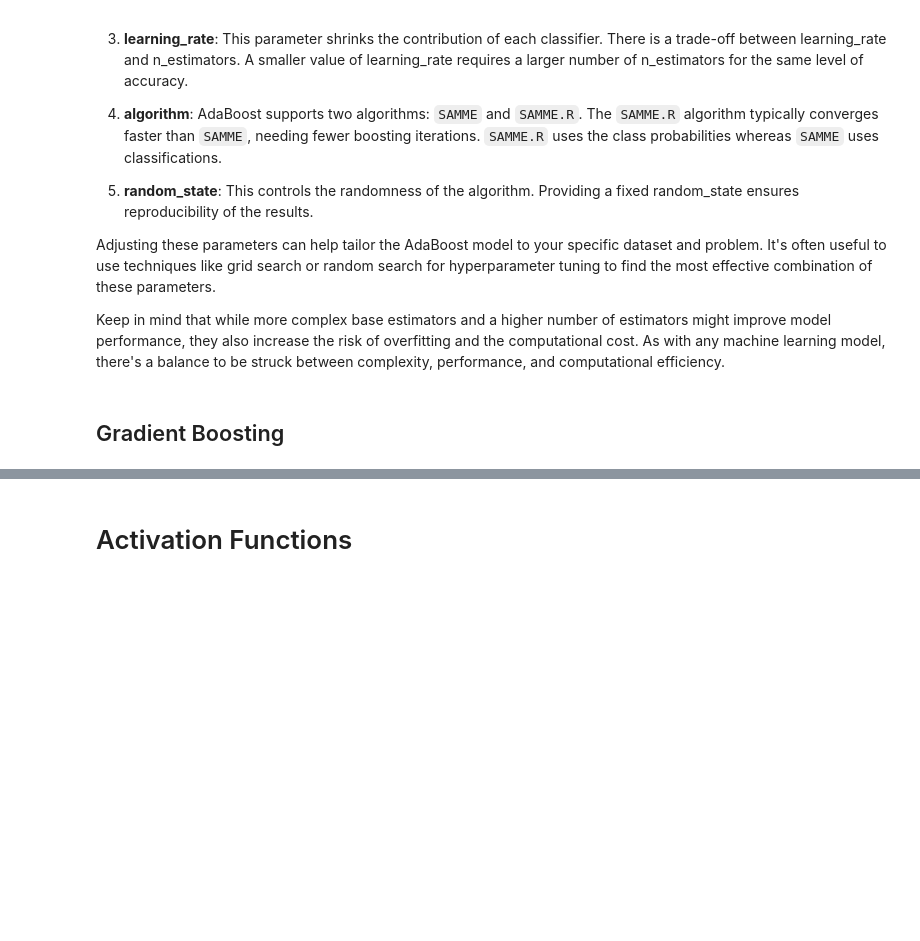
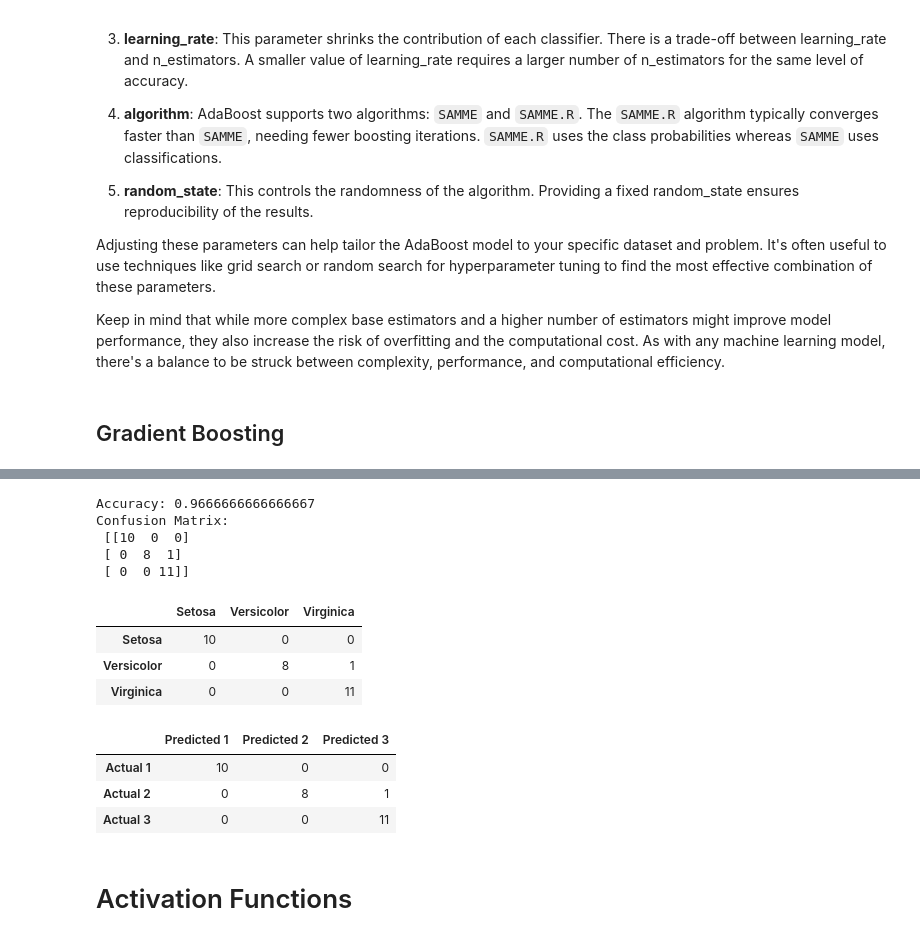
Before and after one commit to raymcg/ZZSC5846, a Jupyter notebook: Snippets/ML Snippets.ipynb, the cells around one changed output, grey strips where cells are left out. Drawn from its saved outputs; the diff is of its cells as text; code cells hidden in the pictures; blank space fills up the shorter version.

```diff
--- a/Snippets/ML Snippets.ipynb
+++ b/Snippets/ML Snippets.ipynb
@@ -753,3 +1187,60 @@ gbrt.predict y value :  [0.75026781]
+# %%
+from sklearn.datasets import load_iris
+from sklearn.ensemble import GradientBoostingClassifier
+from sklearn.model_selection import train_test_split
+from sklearn.metrics import accuracy_score, confusion_matrix
+
+# Load the Iris dataset
+data = load_iris()
+X, y = data.data, data.target
+
+# Split the dataset into training and testing sets
+X_train, X_test, y_train, y_test = train_test_split(X, y, test_size=0.2, random_state=42)
+
+# Initialize the GradientBoostingClassifier model
+gbc = GradientBoostingClassifier(n_estimators=100, learning_rate=1.0, max_depth=1, random_state=42)
+
+# Fit the model on the training data
+gbc.fit(X_train, y_train)
+
+# Make predictions on the test data
+y_pred = gbc.predict(X_test)
+
+# Calculate and print performance metrics
+accuracy = accuracy_score(y_test, y_pred)
+conf_matrix = confusion_matrix(y_test, y_pred)
+
+print("Accuracy:", accuracy)
+print("Confusion Matrix:\n", conf_matrix)
+
+# load the confusion matrix into a dataframe for better visualization
+import pandas as pd
+confusion_matrix_df = pd.DataFrame(conf_matrix,
+                                   index = ['Setosa','Versicolor','Virginica'],
+                                   columns = ['Setosa','Versicolor','Virginica'])
+display(confusion_matrix_df)
+
+# Create a DataFrame from the confusion matrix
+conf_matrix_df = pd.DataFrame(conf_matrix, index=data.target_names, columns=data.target_names)
+cm_df = pd.DataFrame(conf_matrix, columns=['Predicted 1', 'Predicted 2', 'Predicted 3'])
+cm_df.index = ['Actual 1', 'Actual 2', 'Actual 3']
+
+# Display the DataFrame
+display(cm_df)
+# %% [output]
+Accuracy: 0.9666666666666667
+Confusion Matrix:
+ [[10  0  0]
+ [ 0  8  1]
+ [ 0  0 11]]
+|  | Setosa | Versicolor | Virginica |
+| Setosa | 10 | 0 | 0 |
+| Versicolor | 0 | 8 | 1 |
+| Virginica | 0 | 0 | 11 |
+|  | Predicted 1 | Predicted 2 | Predicted 3 |
+| Actual 1 | 10 | 0 | 0 |
+| Actual 2 | 0 | 8 | 1 |
+| Actual 3 | 0 | 0 | 11 |
 # %% [markdown]
 # Activation Functions
 # %% [markdown]
```
Also changed, not shown: parts of 29 cells of this notebook.
